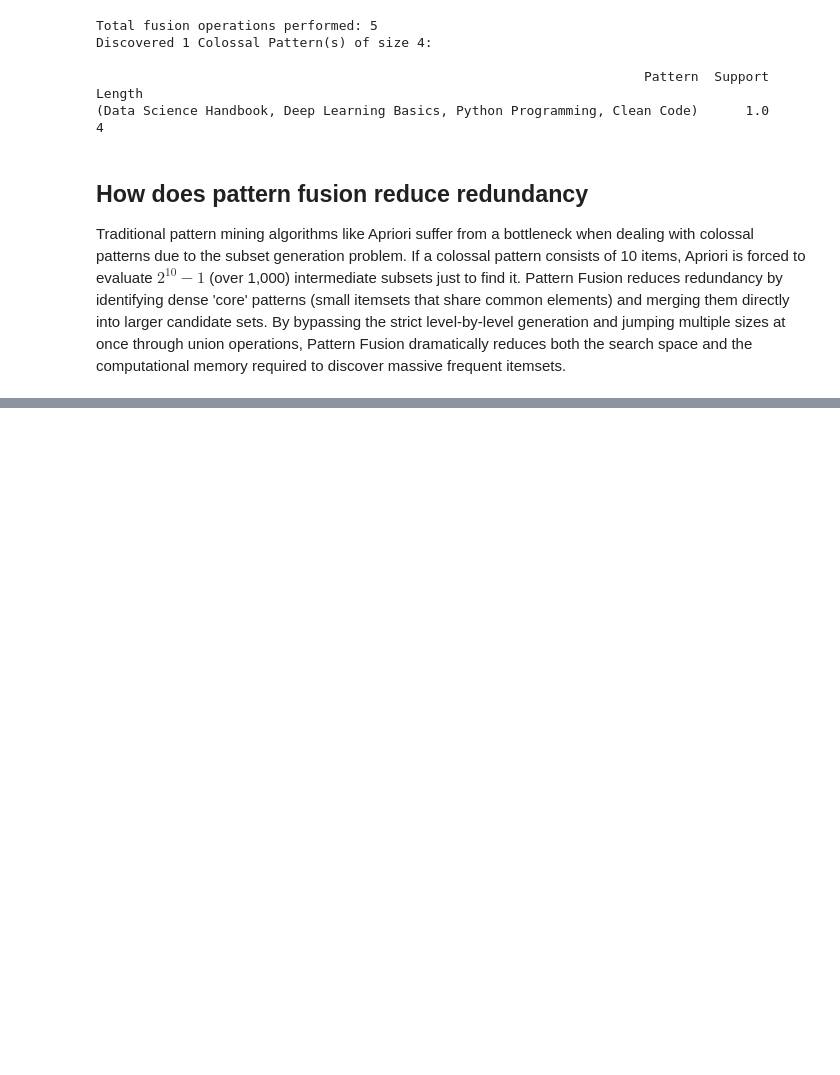
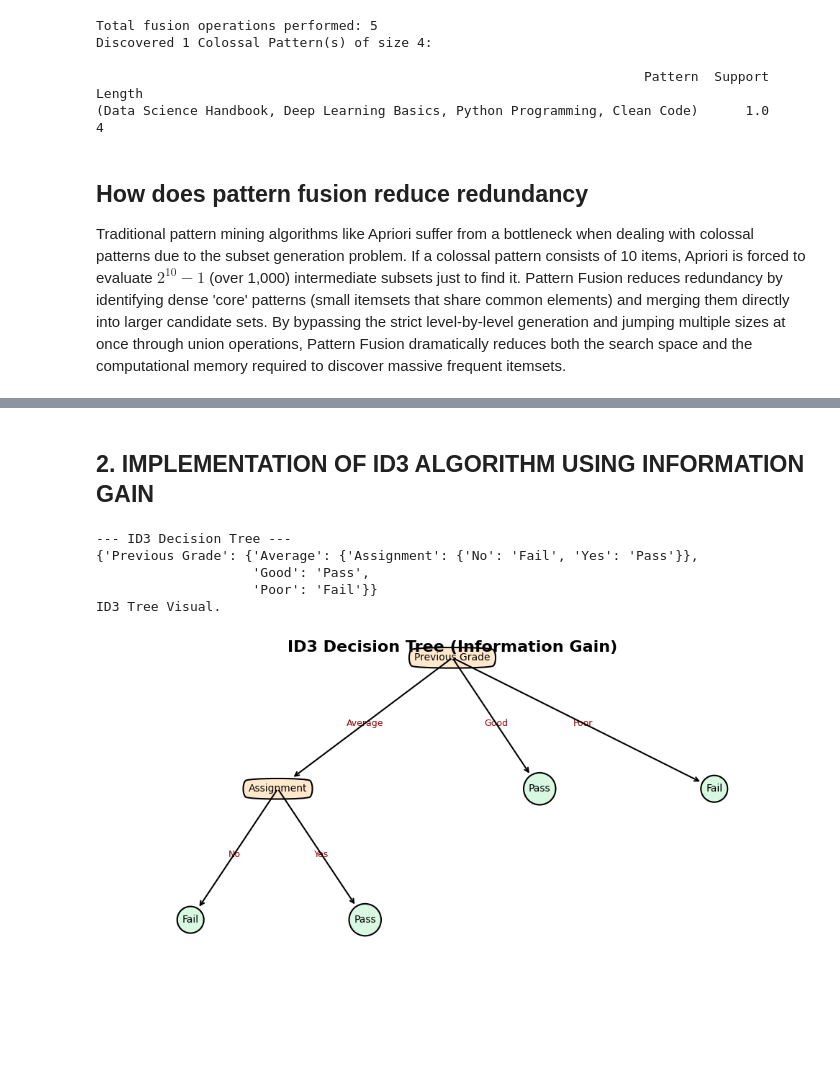
Before and after one commit to 5und4r/MachineLearningLab, a Jupyter notebook: MachineLearningLab.ipynb, the cells around one changed output, grey strips where cells are left out. Cells and saved outputs as stored; diff of their text form; code cells hidden in the pictures; blank space fills up the shorter version.

```diff
--- a/MachineLearningLab.ipynb
+++ b/MachineLearningLab.ipynb
@@ -1089,0 +1276,63 @@ Traditional pattern mining algorithms like Apriori suffer from a bottleneck when
+# %% [markdown]
+## 2. IMPLEMENTATION OF ID3 ALGORITHM USING INFORMATION GAIN
+# %%
+def calculate_information_gain(data, split_attribute_name, target_name):
+    """Calculates Information Gain of a dataset for a specific attribute."""
+    # Calculate total entropy
+    total_entropy = calculate_entropy(data[target_name])
+
+    # Calculate weighted entropy for the split attribute
+    vals, counts= np.unique(data[split_attribute_name], return_counts=True)
+    weighted_entropy = np.sum([(counts[i]/np.sum(counts)) *
+                               calculate_entropy(data.where(data[split_attribute_name]==vals[i]).dropna()[target_name])
+                               for i in range(len(vals))])
+
+    # Calculate Information Gain
+    information_gain = total_entropy - weighted_entropy
+    return information_gain
+
+def build_id3_tree(data, original_data, features, target_attribute_name, parent_node_class=None):
+    """Builds the ID3 Decision Tree recursively."""
+    # Base cases
+    if len(np.unique(data[target_attribute_name])) <= 1:
+        return np.unique(data[target_attribute_name])[0]
+    elif len(data) == 0:
+        return np.unique(original_data[target_attribute_name])[np.argmax(np.unique(original_data[target_attribute_name], return_counts=True)[1])]
+    elif len(features) == 0:
+        return parent_node_class
+
+    # Growing the tree
+    parent_node_class = np.unique(data[target_attribute_name])[np.argmax(np.unique(data[target_attribute_name], return_counts=True)[1])]
+
+    # Select feature that best splits the dataset
+    item_values = [calculate_information_gain(data, feature, target_attribute_name) for feature in features]
+    best_feature_index = np.argmax(item_values)
+    best_feature = features[best_feature_index]
+
+    # Tree structure
+    tree = {best_feature: {}}
+    features = [i for i in features if i != best_feature]
+
+    # Recursively build the tree
+    for value in np.unique(data[best_feature]):
+        sub_data = data.where(data[best_feature] == value).dropna()
+        subtree = build_id3_tree(sub_data, original_data, features, target_attribute_name, parent_node_class)
+        tree[best_feature][value] = subtree
+
+    return tree
+
+predictor_attributes = ['Attendance', 'Assignment', 'Study Hours', 'Previous Grade']
+id3_tree = build_id3_tree(df, df, predictor_attributes, 'Result')
+
+print("--- ID3 Decision Tree ---")
+import pprint
+pprint.pprint(id3_tree)
+print("ID3 Tree Visual.")
+plot_tree_dict(id3_tree, title="ID3 Decision Tree (Information Gain)")
+# %% [output]
+--- ID3 Decision Tree ---
+{'Previous Grade': {'Average': {'Assignment': {'No': 'Fail', 'Yes': 'Pass'}},
+                    'Good': 'Pass',
+                    'Poor': 'Fail'}}
+ID3 Tree Visual.
+[figure, added]
```
Also changed, not shown: parts of 12 cells of this notebook.
